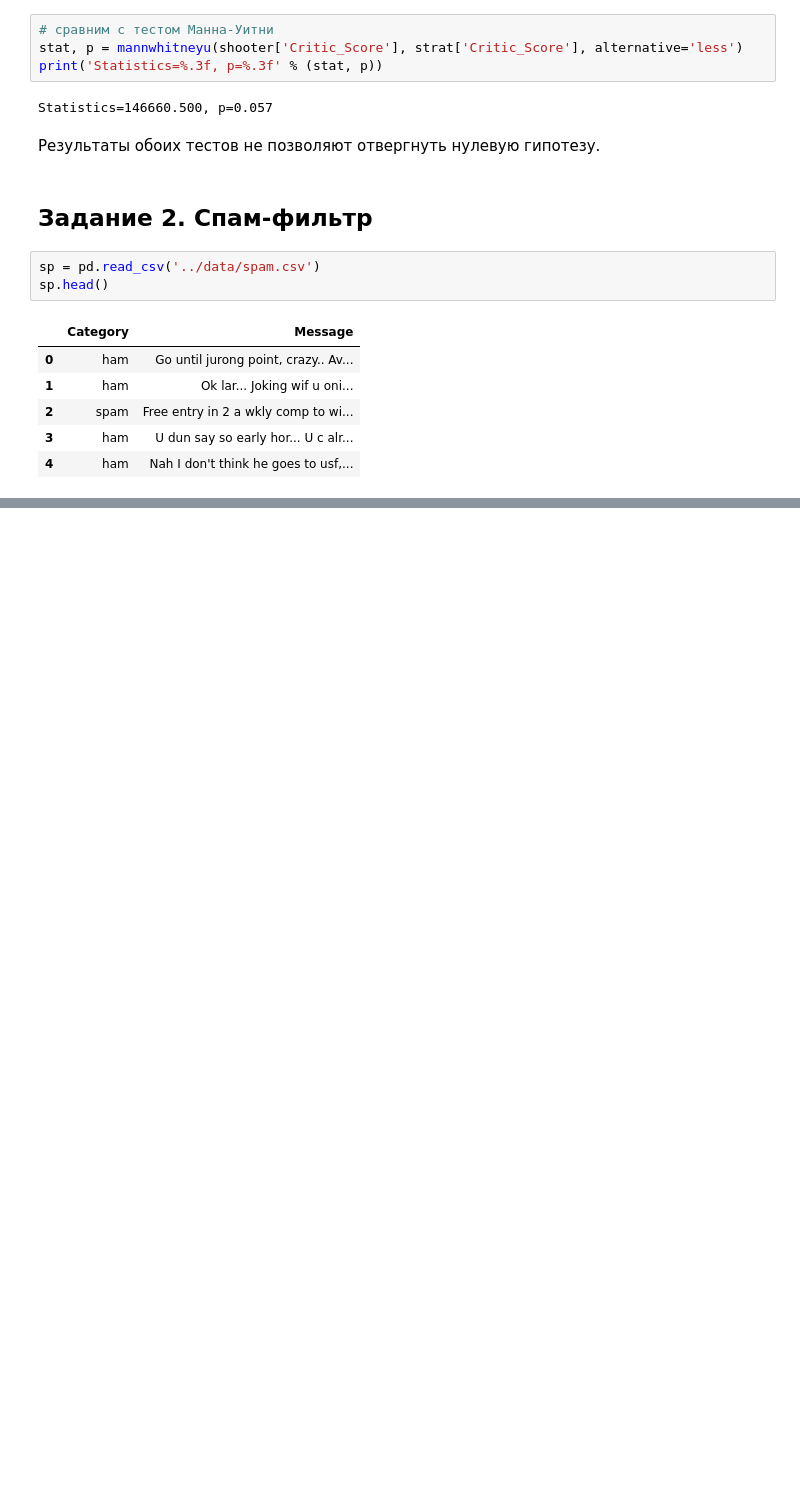
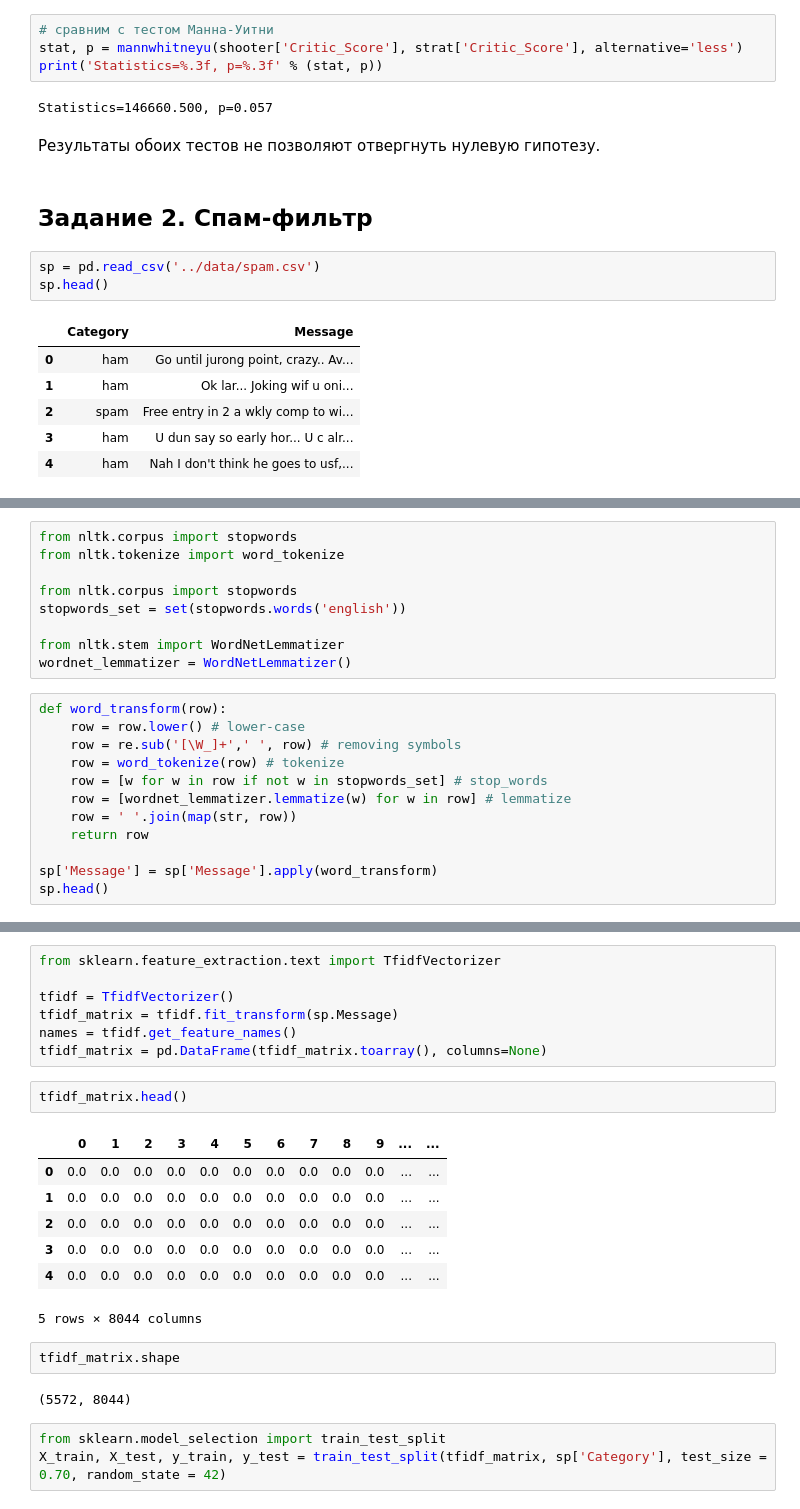
Before and after one commit to Dmitry-V-Makarov/Netology, a Jupyter notebook: pyda-13/hw/22.HW_HT_spam.ipynb, the cells around one changed output, grey strips where cells are left out. Cells and saved outputs as stored; diff of their text form; blank space fills up the shorter version.

```diff
--- a/pyda-13/hw/22.HW_HT_spam.ipynb
+++ b/pyda-13/hw/22.HW_HT_spam.ipynb
@@ -152,0 +164,21 @@ sp.head()
+# %%
+from nltk.corpus import stopwords
+from nltk.tokenize import word_tokenize
+
+from nltk.corpus import stopwords
+stopwords_set = set(stopwords.words('english'))
+
+from nltk.stem import WordNetLemmatizer
+wordnet_lemmatizer = WordNetLemmatizer()
+# %%
+def word_transform(row):
+    row = row.lower() # lower-case
+    row = re.sub('[\W_]+',' ', row) # removing symbols
+    row = word_tokenize(row) # tokenize
+    row = [w for w in row if not w in stopwords_set] # stop_words
+    row = [wordnet_lemmatizer.lemmatize(w) for w in row] # lemmatize
+    row = ' '.join(map(str, row))
+    return row
+
+sp['Message'] = sp['Message'].apply(word_transform)
+sp.head()
@@ -152,0 +192,24 @@ sp.head()
+# %%
+from sklearn.feature_extraction.text import TfidfVectorizer
+
+tfidf = TfidfVectorizer()
+tfidf_matrix = tfidf.fit_transform(sp.Message)
+names = tfidf.get_feature_names()
+tfidf_matrix = pd.DataFrame(tfidf_matrix.toarray(), columns=None)
+# %%
+tfidf_matrix.head()
+# %% [output]
+|  | 0 | 1 | 2 | 3 | 4 | 5 | 6 | 7 | 8 | 9 | ... | ... |
+| 0 | 0.0 | 0.0 | 0.0 | 0.0 | 0.0 | 0.0 | 0.0 | 0.0 | 0.0 | 0.0 | ... | ... |
+| 1 | 0.0 | 0.0 | 0.0 | 0.0 | 0.0 | 0.0 | 0.0 | 0.0 | 0.0 | 0.0 | ... | ... |
+| 2 | 0.0 | 0.0 | 0.0 | 0.0 | 0.0 | 0.0 | 0.0 | 0.0 | 0.0 | 0.0 | ... | ... |
+| 3 | 0.0 | 0.0 | 0.0 | 0.0 | 0.0 | 0.0 | 0.0 | 0.0 | 0.0 | 0.0 | ... | ... |
+| 4 | 0.0 | 0.0 | 0.0 | 0.0 | 0.0 | 0.0 | 0.0 | 0.0 | 0.0 | 0.0 | ... | ... |
+5 rows × 8044 columns
+# %%
+tfidf_matrix.shape
+# %% [output]
+(5572, 8044)
+# %%
+from sklearn.model_selection import train_test_split
+X_train, X_test, y_train, y_test = train_test_split(tfidf_matrix, sp['Category'], test_size = 0.70, random_state = 42)
```
Also changed, not shown: parts of 14 cells of this notebook.
